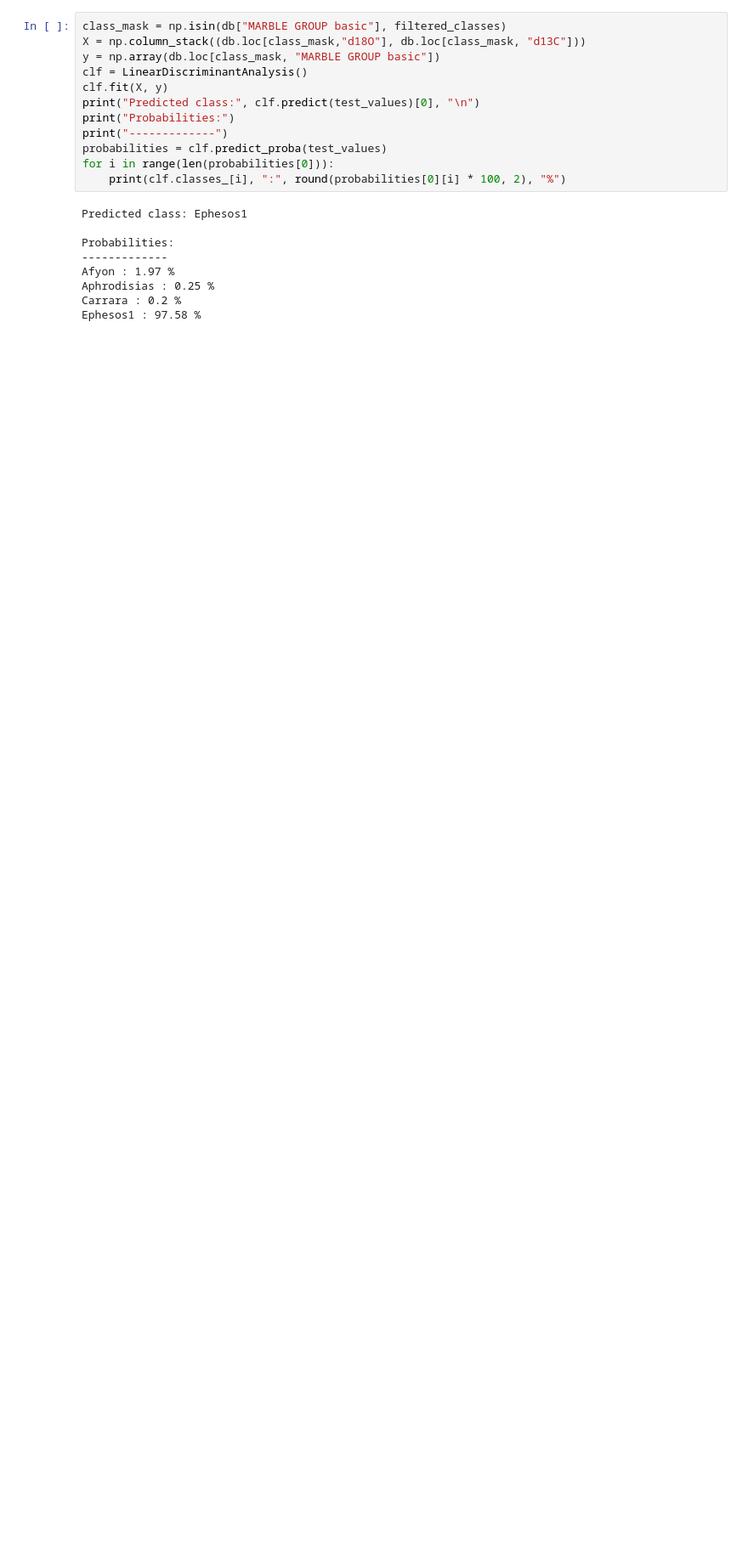
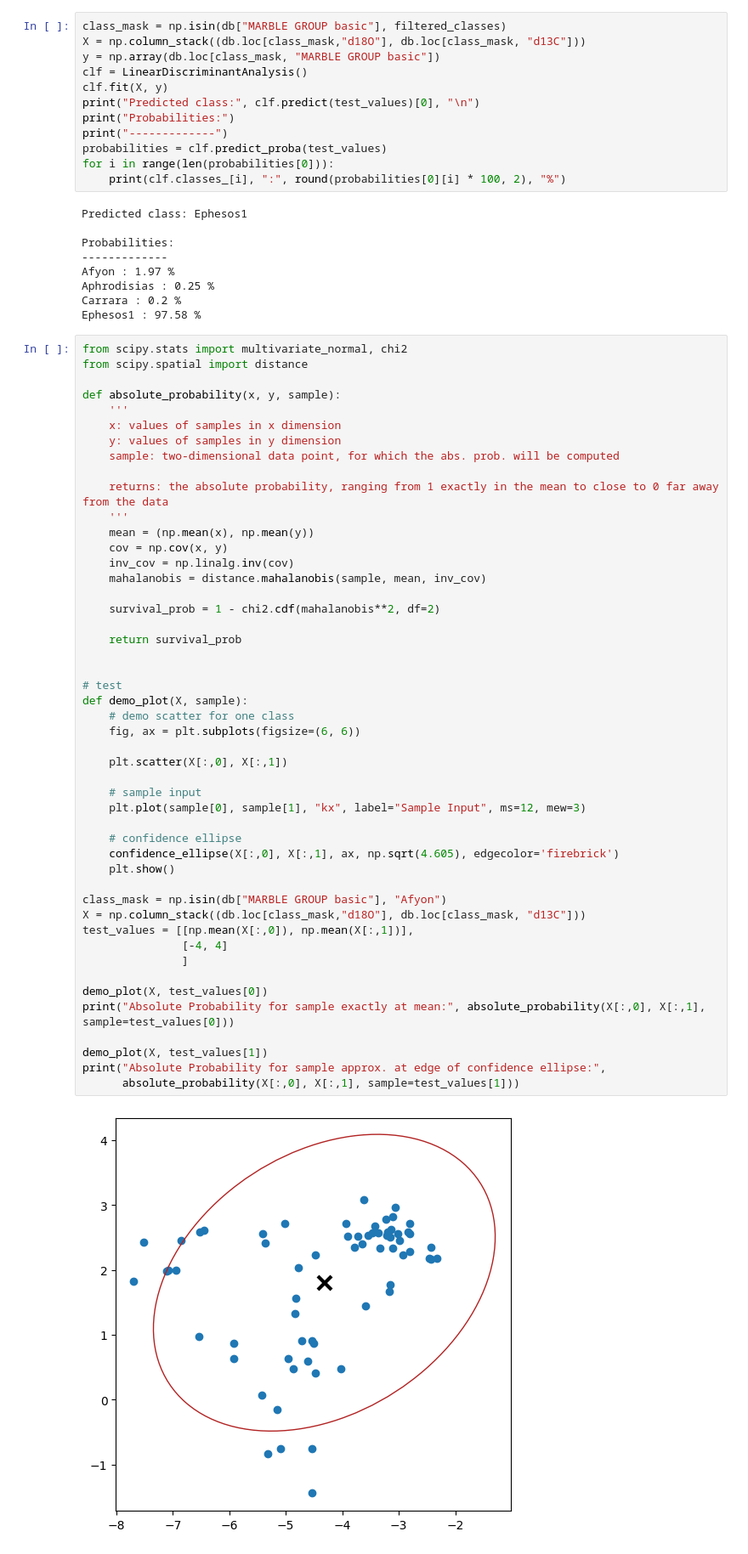
Before and after one commit to jsutphen/marbleClassification, a Jupyter notebook: classification.ipynb, the cells around one changed output. Shown: that part at 85% size. Cells and saved outputs as stored; diff of their text form; blank space fills up the shorter version.

Commit message:
implement absolute probability

```diff
--- a/classification.ipynb
+++ b/classification.ipynb
@@ -156,3 +156,53 @@ Afyon : 1.97 %
 Aphrodisias : 0.25 %
 Carrara : 0.2 %
 Ephesos1 : 97.58 %
+# %%
+from scipy.stats import multivariate_normal, chi2
+from scipy.spatial import distance
+
+def absolute_probability(x, y, sample):
+    '''
+    x: values of samples in x dimension
+    y: values of samples in y dimension
+    sample: two-dimensional data point, for which the abs. prob. will be computed
+
+    returns: the absolute probability, ranging from 1 exactly in the mean to close to 0 far away from the data
+    '''
+    mean = (np.mean(x), np.mean(y))
+    cov = np.cov(x, y)
+    inv_cov = np.linalg.inv(cov)
+    mahalanobis = distance.mahalanobis(sample, mean, inv_cov)
+
+    survival_prob = 1 - chi2.cdf(mahalanobis**2, df=2)
+
+    return survival_prob
+
+
+# test
+def demo_plot(X, sample):
+    # demo scatter for one class
+    fig, ax = plt.subplots(figsize=(6, 6))
+
+    plt.scatter(X[:,0], X[:,1])
+
+    # sample input
+    plt.plot(sample[0], sample[1], "kx", label="Sample Input", ms=12, mew=3)
+
+    # confidence ellipse
+    confidence_ellipse(X[:,0], X[:,1], ax, np.sqrt(4.605), edgecolor='firebrick')
+    plt.show()
+
+class_mask = np.isin(db["MARBLE GROUP basic"], "Afyon")
+X = np.column_stack((db.loc[class_mask,"d18O"], db.loc[class_mask, "d13C"]))
+test_values = [[np.mean(X[:,0]), np.mean(X[:,1])],
+               [-4, 4]
+               ]
+
+demo_plot(X, test_values[0])
+print("Absolute Probability for sample exactly at mean:", absolute_probability(X[:,0], X[:,1], sample=test_values[0]))
+
+demo_plot(X, test_values[1])
+print("Absolute Probability for sample approx. at edge of confidence ellipse:",
+      absolute_probability(X[:,0], X[:,1], sample=test_values[1]))
+# %% [output]
+[figure, added]
```
Also changed, not shown: parts of 2 cells of this notebook.
